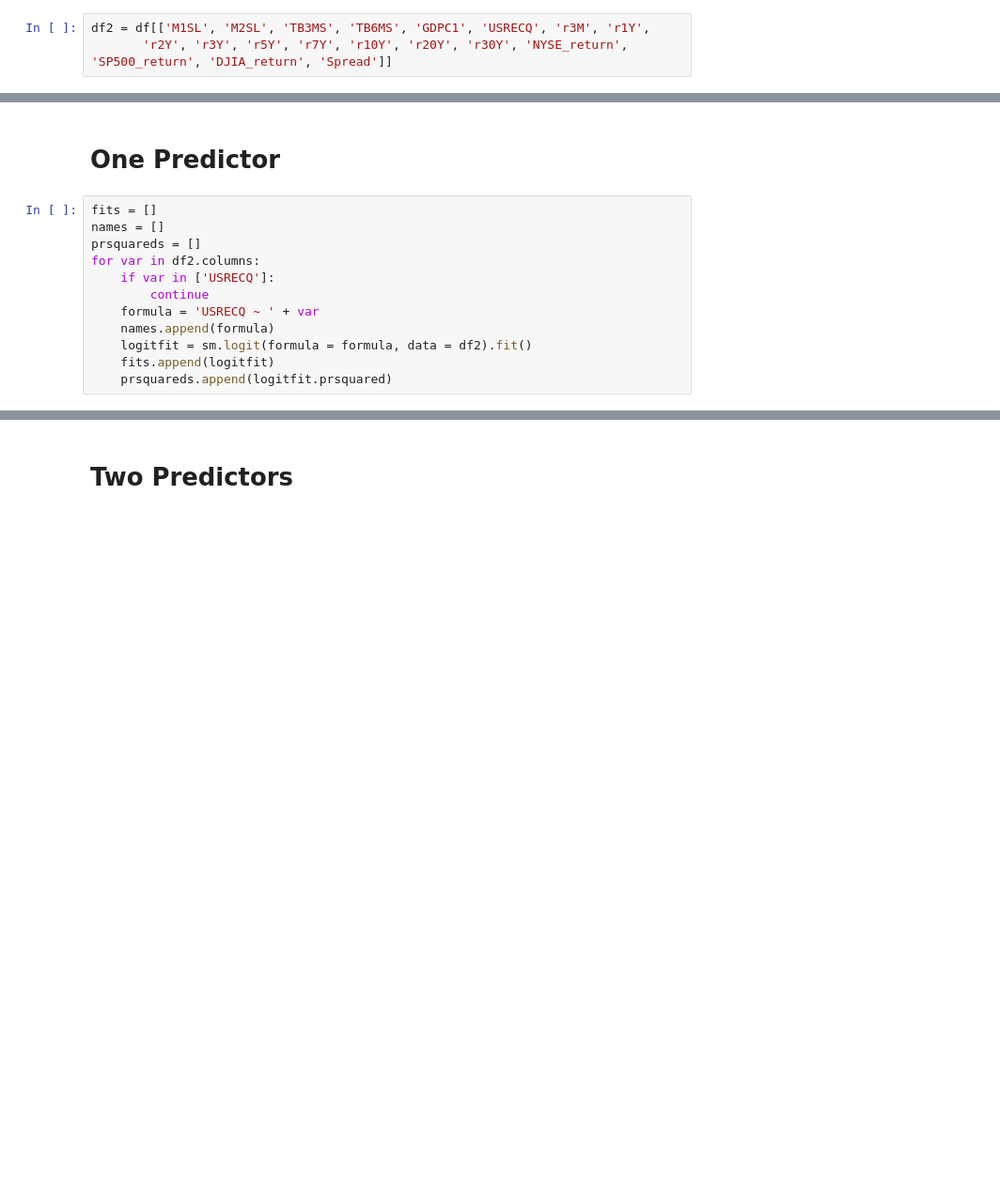
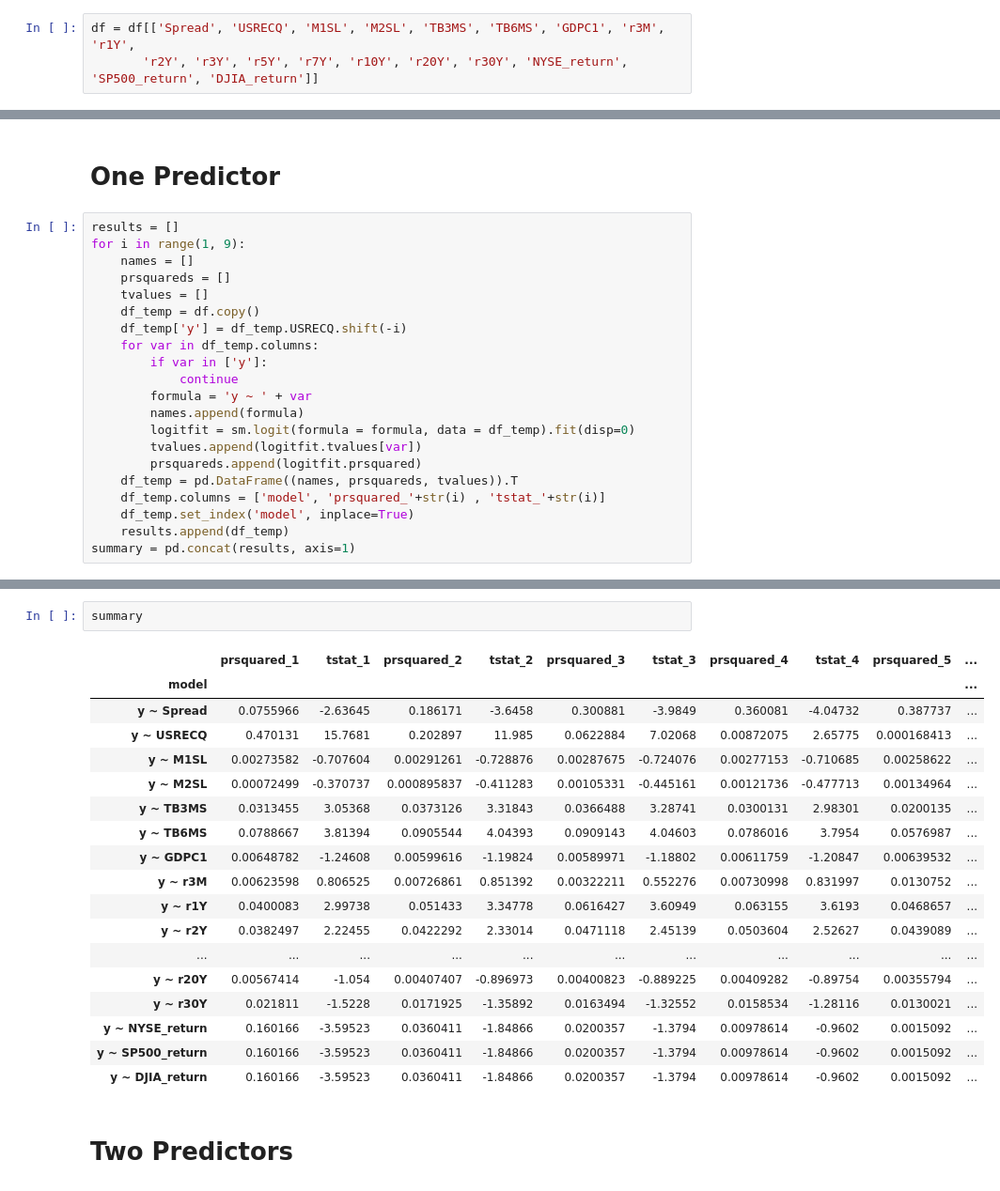
Before and after one commit to Henrywcj/macro_econ, a Jupyter notebook: regression.ipynb, the cells around one changed output, grey strips where cells are left out. Shown at 94% size. Saved outputs shown, nothing was run; the diff lists cells and outputs as text; blank space fills up the shorter version.

```diff
--- a/regression.ipynb
+++ b/regression.ipynb
@@ -42,5 +42,5 @@ df['SP500_return'] = df.SP500_Adj_Close.pct_change()
 df['DJIA_return'] = df.DJIA_Adj_Close.pct_change()
 df['Spread'] = df['r10Y'] - df['r3M']
 # %%
-df2 = df[['M1SL', 'M2SL', 'TB3MS', 'TB6MS', 'GDPC1', 'USRECQ', 'r3M', 'r1Y',
-       'r2Y', 'r3Y', 'r5Y', 'r7Y', 'r10Y', 'r20Y', 'r30Y', 'NYSE_return', 'SP500_return', 'DJIA_return', 'Spread']]
+df = df[['Spread', 'USRECQ', 'M1SL', 'M2SL', 'TB3MS', 'TB6MS', 'GDPC1', 'r3M', 'r1Y',
+       'r2Y', 'r3Y', 'r5Y', 'r7Y', 'r10Y', 'r20Y', 'r30Y', 'NYSE_return', 'SP500_return', 'DJIA_return']]
@@ -55,14 +47,23 @@ See the caveats in the documentation: https://pandas.pydata.org/pandas-docs/stab
 # %% [markdown]
 #  One Predictor
 # %%
-fits = []
-names = []
-prsquareds = []
-for var in df2.columns:
-    if var in ['USRECQ']:
-        continue
-    formula = 'USRECQ ~ ' + var
-    names.append(formula)
-    logitfit = sm.logit(formula = formula, data = df2).fit()
-    fits.append(logitfit)
-    prsquareds.append(logitfit.prsquared)
+results = []
+for i in range(1, 9):
+    names = []
+    prsquareds = []
+    tvalues = []
+    df_temp = df.copy()
+    df_temp['y'] = df_temp.USRECQ.shift(-i)
+    for var in df_temp.columns:
+        if var in ['y']:
+            continue
+        formula = 'y ~ ' + var
+        names.append(formula)
+        logitfit = sm.logit(formula = formula, data = df_temp).fit(disp=0)
+        tvalues.append(logitfit.tvalues[var])
+        prsquareds.append(logitfit.prsquared)
+    df_temp = pd.DataFrame((names, prsquareds, tvalues)).T
+    df_temp.columns = ['model', 'prsquared_'+str(i) , 'tstat_'+str(i)]
+    df_temp.set_index('model', inplace=True)
+    results.append(df_temp)
+summary = pd.concat(results, axis=1)
@@ -112,3 +70,24 @@ pd.DataFrame((names, prsquareds))
+# %%
+summary
+# %% [output]
+|  | prsquared_1 | tstat_1 | prsquared_2 | tstat_2 | prsquared_3 | tstat_3 | prsquared_4 | tstat_4 | prsquared_5 | ... |
+| model |  |  |  |  |  |  |  |  |  | ... |
+| y ~ Spread | 0.0755966 | -2.63645 | 0.186171 | -3.6458 | 0.300881 | -3.9849 | 0.360081 | -4.04732 | 0.387737 | ... |
+| y ~ USRECQ | 0.470131 | 15.7681 | 0.202897 | 11.985 | 0.0622884 | 7.02068 | 0.00872075 | 2.65775 | 0.000168413 | ... |
+| y ~ M1SL | 0.00273582 | -0.707604 | 0.00291261 | -0.728876 | 0.00287675 | -0.724076 | 0.00277153 | -0.710685 | 0.00258622 | ... |
+| y ~ M2SL | 0.00072499 | -0.370737 | 0.000895837 | -0.411283 | 0.00105331 | -0.445161 | 0.00121736 | -0.477713 | 0.00134964 | ... |
+| y ~ TB3MS | 0.0313455 | 3.05368 | 0.0373126 | 3.31843 | 0.0366488 | 3.28741 | 0.0300131 | 2.98301 | 0.0200135 | ... |
+| y ~ TB6MS | 0.0788667 | 3.81394 | 0.0905544 | 4.04393 | 0.0909143 | 4.04603 | 0.0786016 | 3.7954 | 0.0576987 | ... |
+| y ~ GDPC1 | 0.00648782 | -1.24608 | 0.00599616 | -1.19824 | 0.00589971 | -1.18802 | 0.00611759 | -1.20847 | 0.00639532 | ... |
+| y ~ r3M | 0.00623598 | 0.806525 | 0.00726861 | 0.851392 | 0.00322211 | 0.552276 | 0.00730998 | 0.831997 | 0.0130752 | ... |
+| y ~ r1Y | 0.0400083 | 2.99738 | 0.051433 | 3.34778 | 0.0616427 | 3.60949 | 0.063155 | 3.6193 | 0.0468657 | ... |
+| y ~ r2Y | 0.0382497 | 2.22455 | 0.0422292 | 2.33014 | 0.0471118 | 2.45139 | 0.0503604 | 2.52627 | 0.0439089 | ... |
+| ... | ... | ... | ... | ... | ... | ... | ... | ... | ... | ... |
+| y ~ r20Y | 0.00567414 | -1.054 | 0.00407407 | -0.896973 | 0.00400823 | -0.889225 | 0.00409282 | -0.89754 | 0.00355794 | ... |
+| y ~ r30Y | 0.021811 | -1.5228 | 0.0171925 | -1.35892 | 0.0163494 | -1.32552 | 0.0158534 | -1.28116 | 0.0130021 | ... |
+| y ~ NYSE_return | 0.160166 | -3.59523 | 0.0360411 | -1.84866 | 0.0200357 | -1.3794 | 0.00978614 | -0.9602 | 0.0015092 | ... |
+| y ~ SP500_return | 0.160166 | -3.59523 | 0.0360411 | -1.84866 | 0.0200357 | -1.3794 | 0.00978614 | -0.9602 | 0.0015092 | ... |
+| y ~ DJIA_return | 0.160166 | -3.59523 | 0.0360411 | -1.84866 | 0.0200357 | -1.3794 | 0.00978614 | -0.9602 | 0.0015092 | ... |
 # %% [markdown]
 # Two Predictors
 # %%
```
Also changed, not shown: parts of 8 cells of this notebook.
